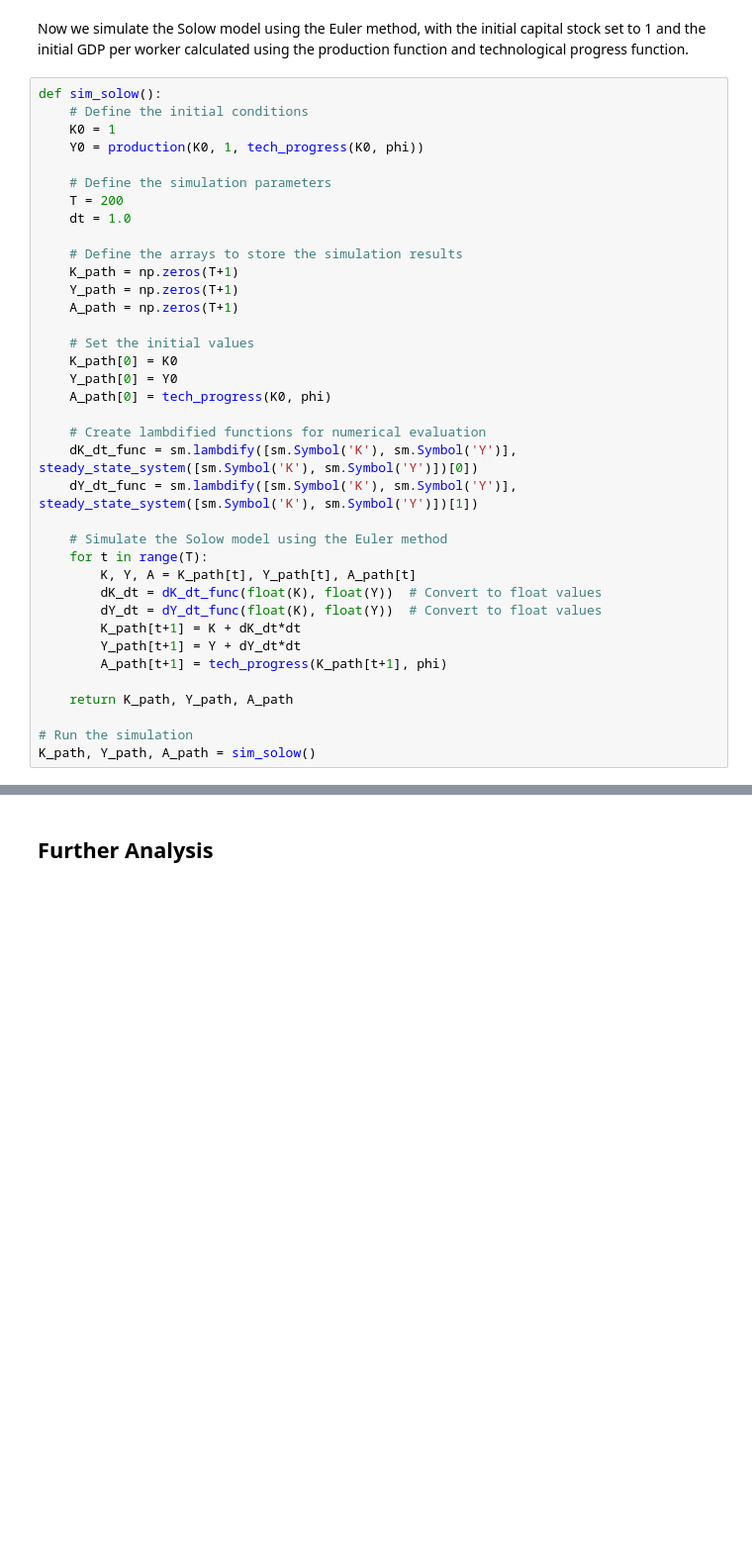
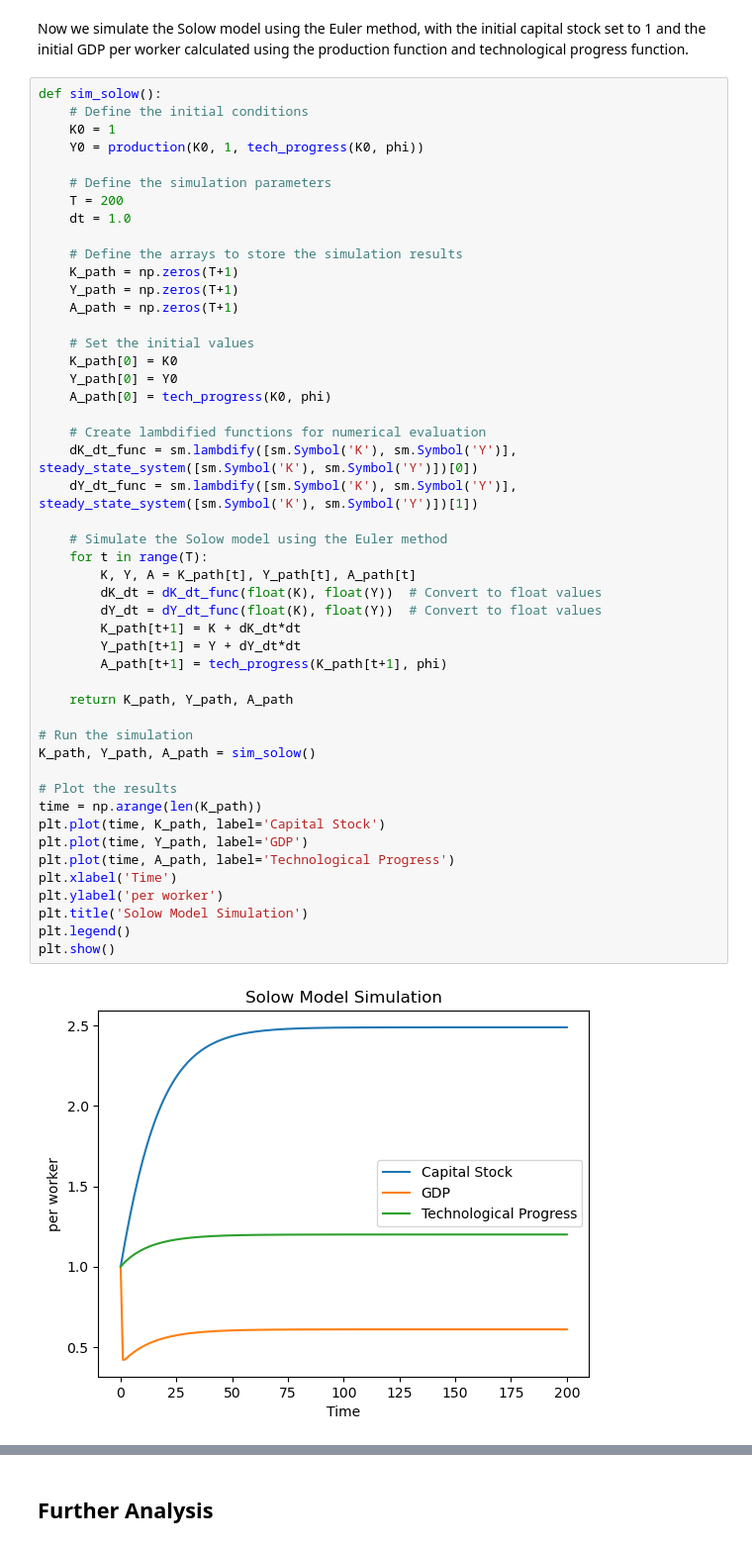
Before and after one commit to NumEconCopenhagen/projects-2023-rvcode, a Jupyter notebook: modelproject/modelproject.ipynb, the cells around one changed output, grey strips where cells are left out. Shown at 99% size. Cells and saved outputs as stored; diff of their text form; blank space fills up the shorter version.

```diff
--- a/modelproject/modelproject.ipynb
+++ b/modelproject/modelproject.ipynb
@@ -141,30 +149,43 @@ def sim_solow():
     T = 200
     dt = 1.0
 
     # Define the arrays to store the simulation results
     K_path = np.zeros(T+1)
     Y_path = np.zeros(T+1)
     A_path = np.zeros(T+1)
 
     # Set the initial values
     K_path[0] = K0
     Y_path[0] = Y0
     A_path[0] = tech_progress(K0, phi)
 
     # Create lambdified functions for numerical evaluation
     dK_dt_func = sm.lambdify([sm.Symbol('K'), sm.Symbol('Y')], steady_state_system([sm.Symbol('K'), sm.Symbol('Y')])[0])
     dY_dt_func = sm.lambdify([sm.Symbol('K'), sm.Symbol('Y')], steady_state_system([sm.Symbol('K'), sm.Symbol('Y')])[1])
 
     # Simulate the Solow model using the Euler method
     for t in range(T):
         K, Y, A = K_path[t], Y_path[t], A_path[t]
         dK_dt = dK_dt_func(float(K), float(Y))  # Convert to float values
         dY_dt = dY_dt_func(float(K), float(Y))  # Convert to float values
         K_path[t+1] = K + dK_dt*dt
         Y_path[t+1] = Y + dY_dt*dt
         A_path[t+1] = tech_progress(K_path[t+1], phi)
 
     return K_path, Y_path, A_path
 
 # Run the simulation
 K_path, Y_path, A_path = sim_solow()
+
+# Plot the results
+time = np.arange(len(K_path))
+plt.plot(time, K_path, label='Capital Stock')
+plt.plot(time, Y_path, label='GDP')
+plt.plot(time, A_path, label='Technological Progress')
+plt.xlabel('Time')
+plt.ylabel('per worker')
+plt.title('Solow Model Simulation')
+plt.legend()
+plt.show()
+# %% [output]
+[figure, added]
```
Also changed, not shown: parts of 7 cells of this notebook.
